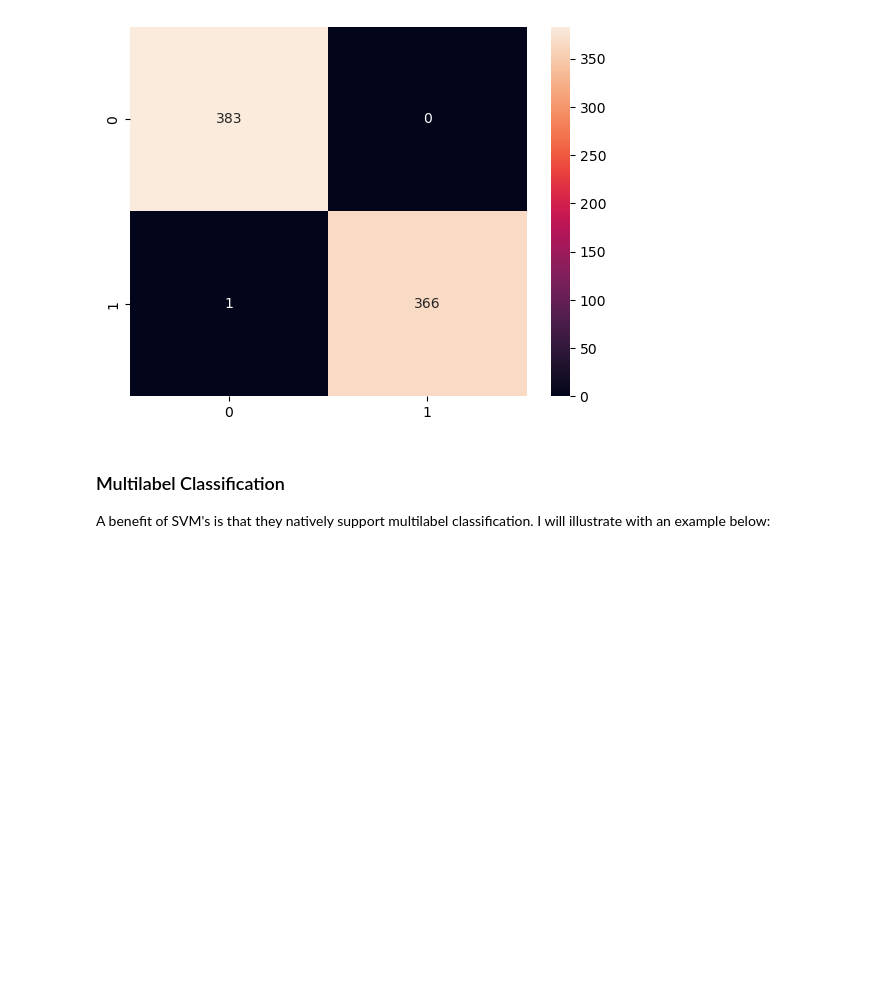
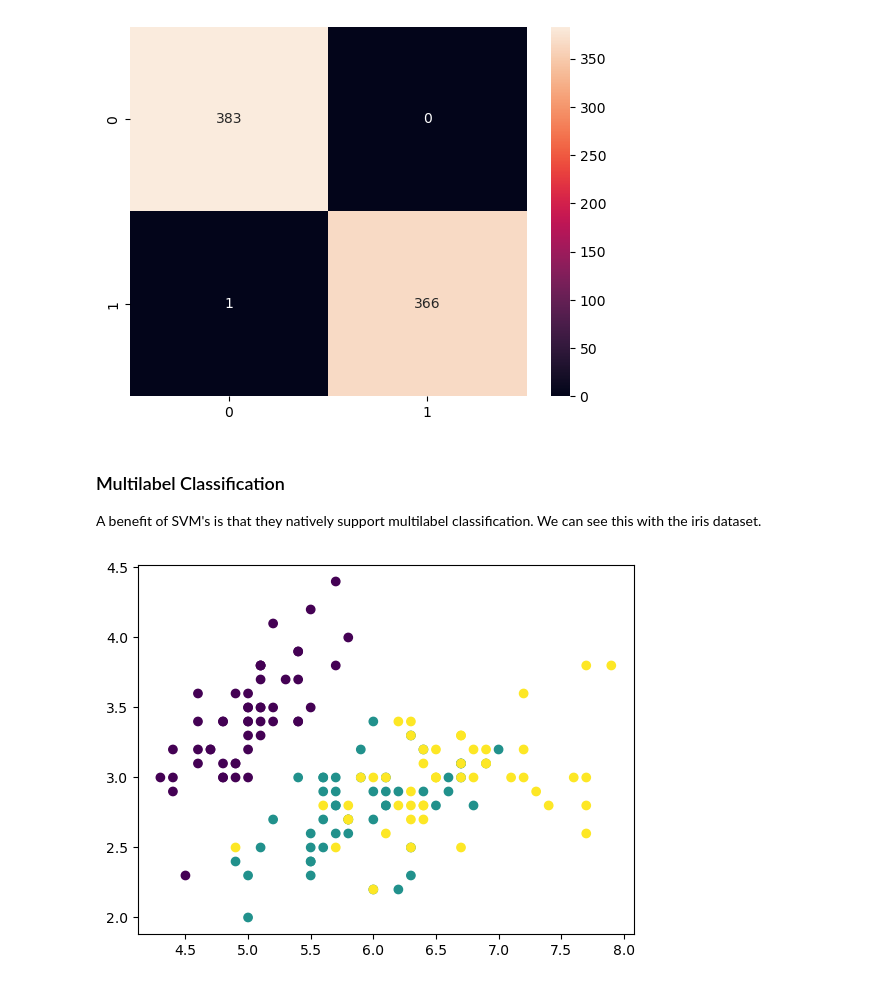
Before and after one commit to adamlewy3/Python-Projects, a Jupyter notebook: SVM Project.ipynb, the cells around one changed output. Saved outputs shown, nothing was run; the diff lists cells and outputs as text; code cells hidden in the pictures; blank space fills up the shorter version.

Commit message:
Added section on mulitlabel classification, started working on support vector regression

```diff
--- a/SVM Project.ipynb
+++ b/SVM Project.ipynb
@@ -168,4 +173,20 @@ sns.heatmap(cm1, annot=True, fmt='.0f')
 # %% [markdown]
 ### Multilabel Classification
 
-A benefit of SVM's is that they natively support multilabel classification. I will illustrate with an example below:
+A benefit of SVM's is that they natively support multilabel classification. We can see this with the iris dataset.
+# %%
+
+from sklearn.datasets import load_iris
+import numpy as np
+
+iris = load_iris()
+df = pd.DataFrame(iris.data, columns=iris.feature_names)
+df['species'] = pd.Categorical.from_codes(iris.target, iris.target_names)
+df['target'] = iris.target
+X2 = df.iloc[:,:2].to_numpy()
+y2=df.iloc[:,5].to_numpy()
+
+plt.scatter(X2[:,0],X2[:,1],c=y2)
+plt.show()
+# %% [output]
+[figure, added]
```
Also changed, not shown: parts of 9 cells of this notebook.
